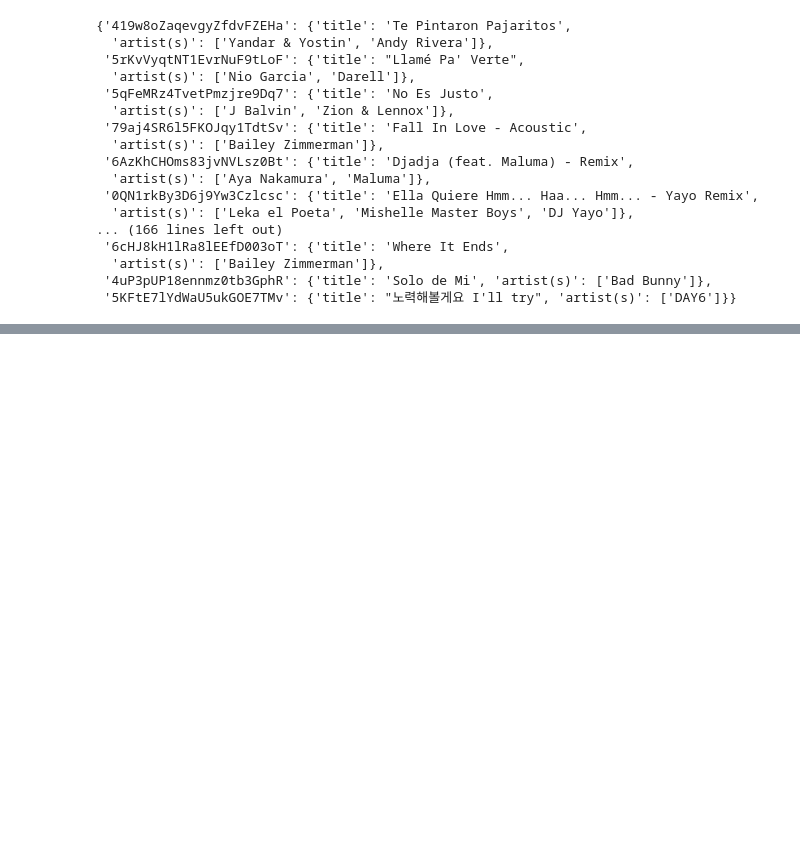
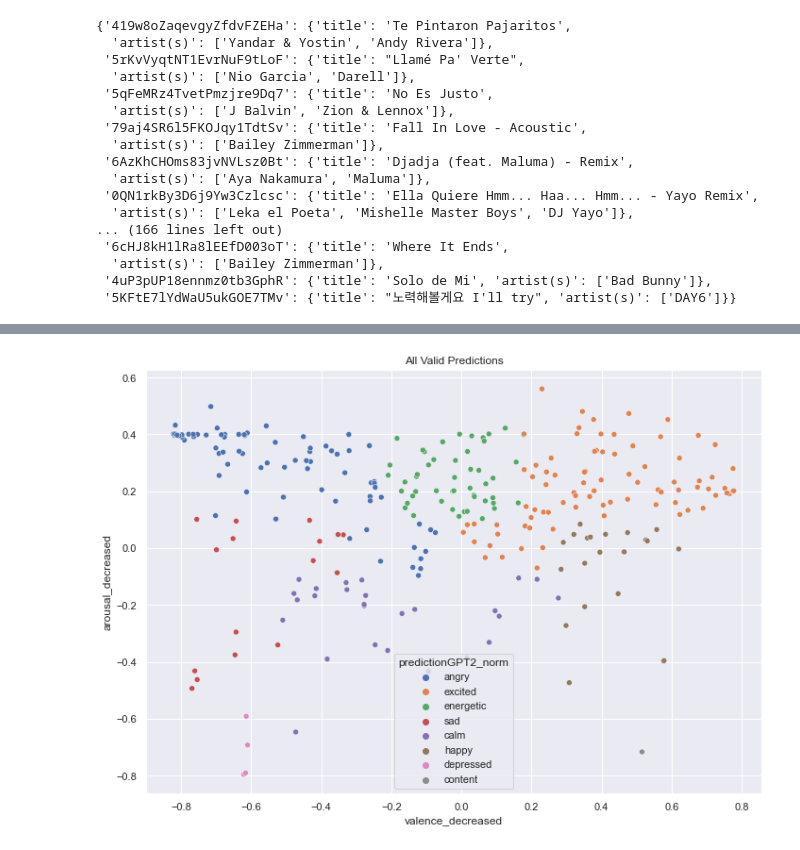
Before and after one commit to Temper-Tunes-Senior-Design-Project/song-classification, a Jupyter notebook: Research and Development/Retrieving Data/Genius/Songs for BERT Testing.ipynb, the cells around one changed output, grey strips where cells are left out. Saved outputs shown, nothing was run; the diff lists cells and outputs as text; code cells hidden in the pictures; blank space fills up the shorter version.

```diff
--- a/Research and Development/Retrieving Data/Genius/Songs for BERT Testing.ipynb
+++ b/Research and Development/Retrieving Data/Genius/Songs for BERT Testing.ipynb
@@ -249,0 +1538,10 @@ getScrapedLyrics(spanish_song)
+# %%
+#plot all the valid results on one graph
+sns.set(style="whitegrid")
+
+sns.set(rc={'figure.figsize':(11.7,8.27)})
+ax = sns.scatterplot(x="valence_decreased", y="arousal_decreased",hue="predictionGPT2_norm", data=valid_resultsDF)
+plt.title('All Valid Predictions')
+plt.show()
+# %% [output]
+[figure, added]
```
Also changed, not shown: parts of 144 cells of this notebook.
